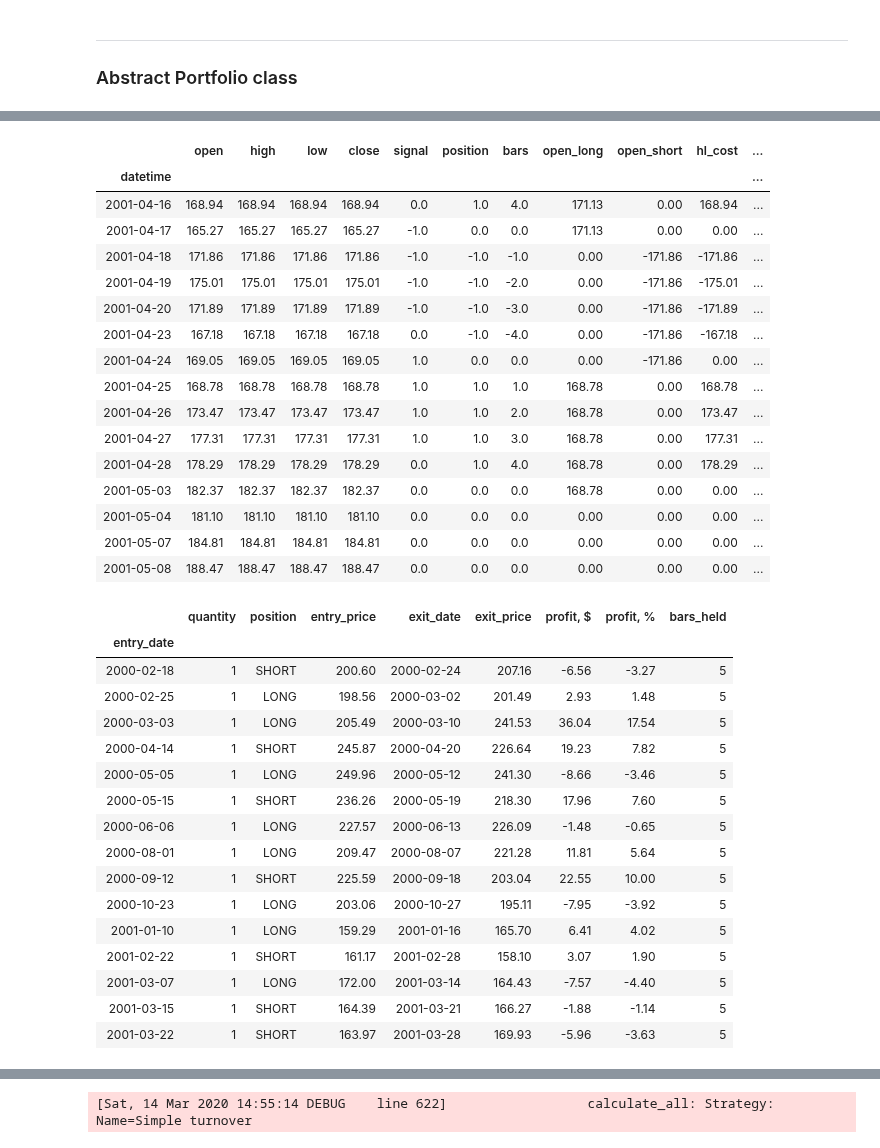
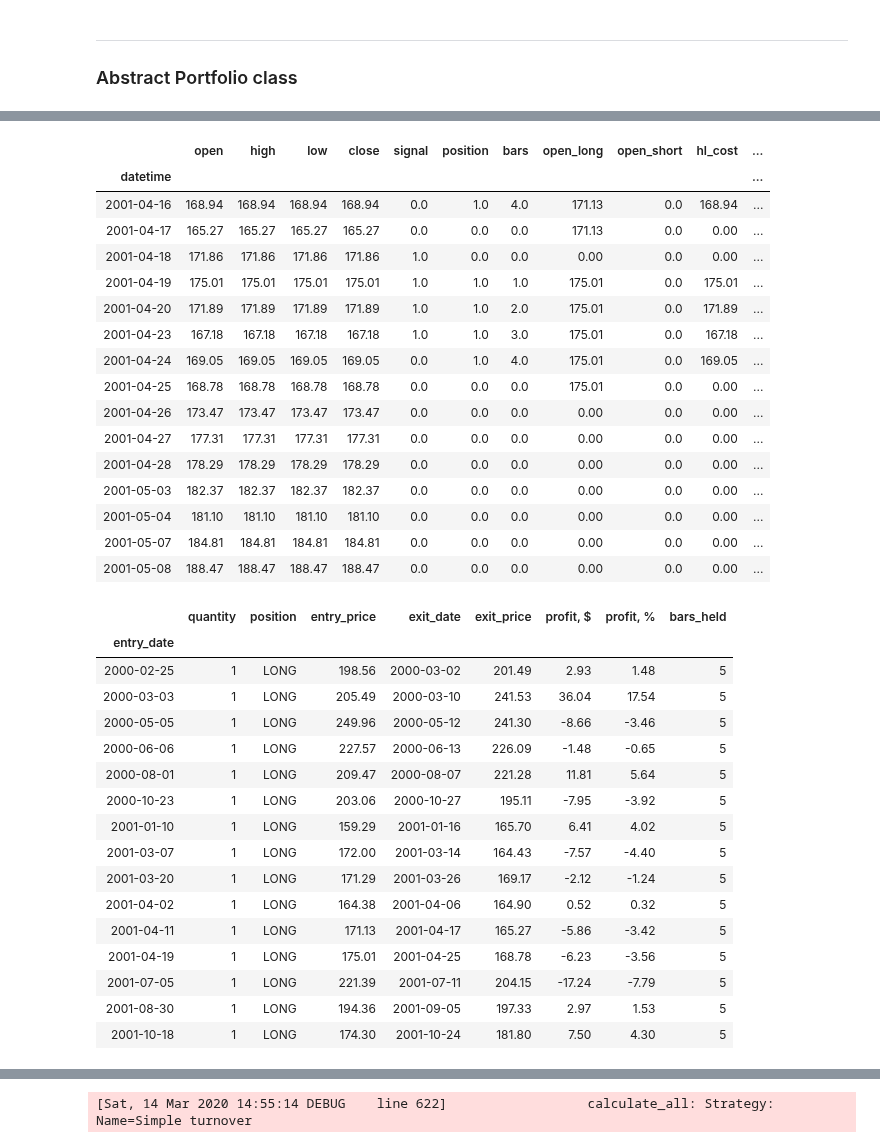
Before and after one commit to mozzherina/cherimoya, a Jupyter notebook: atPortfolio.ipynb, the cells around one changed output, grey strips where cells are left out. Saved outputs shown, nothing was run; the diff lists cells and outputs as text; code cells hidden in the pictures.

```diff
--- a/atPortfolio.ipynb
+++ b/atPortfolio.ipynb
@@ -313,7 +313,7 @@ class NaivePortfolio(Portfolio):
         """
 
         df = self._bars.all_bars(symbol).copy()[['open', 'high', 'low', 'close']]
-        df['signal'] = strategy.calculate_all(m = MODE_ALL,
+        df['signal'] = strategy.calculate_all(m = m,
                                  long_params = {'prices': df[long_price]},
                                  short_params = {'prices': df[short_price]})
         # make continuous signal: 1, 1, 1, 0, 0, 0 - without NaNs
@@ -491,6 +491,6 @@ class NaivePortfolio(Portfolio):
 # %%
 port = NaivePortfolio(bars, calc_fee = False)
 # %%
-df = port.apply_strategy(symbol, turnoverExit)
+df = port.apply_strategy(symbol, turnoverExit, m = MODE_LONGS)
 df[320:335]
 # %% [output]
@@ -498,41 +498,41 @@ df[320:335]
 |  | open | high | low | close | signal | position | bars | open_long | open_short | hl_cost | ... |
 | datetime |  |  |  |  |  |  |  |  |  |  | ... |
-| 2001-04-16 | 168.94 | 168.94 | 168.94 | 168.94 | 0.0 | 1.0 | 4.0 | 171.13 | 0.00 | 168.94 | ... |
-| 2001-04-17 | 165.27 | 165.27 | 165.27 | 165.27 | -1.0 | 0.0 | 0.0 | 171.13 | 0.00 | 0.00 | ... |
-| 2001-04-18 | 171.86 | 171.86 | 171.86 | 171.86 | -1.0 | -1.0 | -1.0 | 0.00 | -171.86 | -171.86 | ... |
-| 2001-04-19 | 175.01 | 175.01 | 175.01 | 175.01 | -1.0 | -1.0 | -2.0 | 0.00 | -171.86 | -175.01 | ... |
-| 2001-04-20 | 171.89 | 171.89 | 171.89 | 171.89 | -1.0 | -1.0 | -3.0 | 0.00 | -171.86 | -171.89 | ... |
-| 2001-04-23 | 167.18 | 167.18 | 167.18 | 167.18 | 0.0 | -1.0 | -4.0 | 0.00 | -171.86 | -167.18 | ... |
-| 2001-04-24 | 169.05 | 169.05 | 169.05 | 169.05 | 1.0 | 0.0 | 0.0 | 0.00 | -171.86 | 0.00 | ... |
-| 2001-04-25 | 168.78 | 168.78 | 168.78 | 168.78 | 1.0 | 1.0 | 1.0 | 168.78 | 0.00 | 168.78 | ... |
-| 2001-04-26 | 173.47 | 173.47 | 173.47 | 173.47 | 1.0 | 1.0 | 2.0 | 168.78 | 0.00 | 173.47 | ... |
-| 2001-04-27 | 177.31 | 177.31 | 177.31 | 177.31 | 1.0 | 1.0 | 3.0 | 168.78 | 0.00 | 177.31 | ... |
-| 2001-04-28 | 178.29 | 178.29 | 178.29 | 178.29 | 0.0 | 1.0 | 4.0 | 168.78 | 0.00 | 178.29 | ... |
-| 2001-05-03 | 182.37 | 182.37 | 182.37 | 182.37 | 0.0 | 0.0 | 0.0 | 168.78 | 0.00 | 0.00 | ... |
-| 2001-05-04 | 181.10 | 181.10 | 181.10 | 181.10 | 0.0 | 0.0 | 0.0 | 0.00 | 0.00 | 0.00 | ... |
-| 2001-05-07 | 184.81 | 184.81 | 184.81 | 184.81 | 0.0 | 0.0 | 0.0 | 0.00 | 0.00 | 0.00 | ... |
-| 2001-05-08 | 188.47 | 188.47 | 188.47 | 188.47 | 0.0 | 0.0 | 0.0 | 0.00 | 0.00 | 0.00 | ... |
+| 2001-04-16 | 168.94 | 168.94 | 168.94 | 168.94 | 0.0 | 1.0 | 4.0 | 171.13 | 0.0 | 168.94 | ... |
+| 2001-04-17 | 165.27 | 165.27 | 165.27 | 165.27 | 0.0 | 0.0 | 0.0 | 171.13 | 0.0 | 0.00 | ... |
+| 2001-04-18 | 171.86 | 171.86 | 171.86 | 171.86 | 1.0 | 0.0 | 0.0 | 0.00 | 0.0 | 0.00 | ... |
+| 2001-04-19 | 175.01 | 175.01 | 175.01 | 175.01 | 1.0 | 1.0 | 1.0 | 175.01 | 0.0 | 175.01 | ... |
+| 2001-04-20 | 171.89 | 171.89 | 171.89 | 171.89 | 1.0 | 1.0 | 2.0 | 175.01 | 0.0 | 171.89 | ... |
+| 2001-04-23 | 167.18 | 167.18 | 167.18 | 167.18 | 1.0 | 1.0 | 3.0 | 175.01 | 0.0 | 167.18 | ... |
+| 2001-04-24 | 169.05 | 169.05 | 169.05 | 169.05 | 0.0 | 1.0 | 4.0 | 175.01 | 0.0 | 169.05 | ... |
+| 2001-04-25 | 168.78 | 168.78 | 168.78 | 168.78 | 0.0 | 0.0 | 0.0 | 175.01 | 0.0 | 0.00 | ... |
+| 2001-04-26 | 173.47 | 173.47 | 173.47 | 173.47 | 0.0 | 0.0 | 0.0 | 0.00 | 0.0 | 0.00 | ... |
+| 2001-04-27 | 177.31 | 177.31 | 177.31 | 177.31 | 0.0 | 0.0 | 0.0 | 0.00 | 0.0 | 0.00 | ... |
+| 2001-04-28 | 178.29 | 178.29 | 178.29 | 178.29 | 0.0 | 0.0 | 0.0 | 0.00 | 0.0 | 0.00 | ... |
+| 2001-05-03 | 182.37 | 182.37 | 182.37 | 182.37 | 0.0 | 0.0 | 0.0 | 0.00 | 0.0 | 0.00 | ... |
+| 2001-05-04 | 181.10 | 181.10 | 181.10 | 181.10 | 0.0 | 0.0 | 0.0 | 0.00 | 0.0 | 0.00 | ... |
+| 2001-05-07 | 184.81 | 184.81 | 184.81 | 184.81 | 0.0 | 0.0 | 0.0 | 0.00 | 0.0 | 0.00 | ... |
+| 2001-05-08 | 188.47 | 188.47 | 188.47 | 188.47 | 0.0 | 0.0 | 0.0 | 0.00 | 0.0 | 0.00 | ... |
 # %%
 tr = port.get_trades(origin = df)
 tr.head(15)
 # %% [output]
 |  | quantity | position | entry_price | exit_date | exit_price | profit, $ | profit, % | bars_held |
 | entry_date |  |  |  |  |  |  |  |  |
-| 2000-02-18 | 1 | SHORT | 200.60 | 2000-02-24 | 207.16 | -6.56 | -3.27 | 5 |
 | 2000-02-25 | 1 | LONG | 198.56 | 2000-03-02 | 201.49 | 2.93 | 1.48 | 5 |
 | 2000-03-03 | 1 | LONG | 205.49 | 2000-03-10 | 241.53 | 36.04 | 17.54 | 5 |
-| 2000-04-14 | 1 | SHORT | 245.87 | 2000-04-20 | 226.64 | 19.23 | 7.82 | 5 |
 | 2000-05-05 | 1 | LONG | 249.96 | 2000-05-12 | 241.30 | -8.66 | -3.46 | 5 |
-| 2000-05-15 | 1 | SHORT | 236.26 | 2000-05-19 | 218.30 | 17.96 | 7.60 | 5 |
 | 2000-06-06 | 1 | LONG | 227.57 | 2000-06-13 | 226.09 | -1.48 | -0.65 | 5 |
 | 2000-08-01 | 1 | LONG | 209.47 | 2000-08-07 | 221.28 | 11.81 | 5.64 | 5 |
-| 2000-09-12 | 1 | SHORT | 225.59 | 2000-09-18 | 203.04 | 22.55 | 10.00 | 5 |
 | 2000-10-23 | 1 | LONG | 203.06 | 2000-10-27 | 195.11 | -7.95 | -3.92 | 5 |
 | 2001-01-10 | 1 | LONG | 159.29 | 2001-01-16 | 165.70 | 6.41 | 4.02 | 5 |
-| 2001-02-22 | 1 | SHORT | 161.17 | 2001-02-28 | 158.10 | 3.07 | 1.90 | 5 |
 | 2001-03-07 | 1 | LONG | 172.00 | 2001-03-14 | 164.43 | -7.57 | -4.40 | 5 |
-| 2001-03-15 | 1 | SHORT | 164.39 | 2001-03-21 | 166.27 | -1.88 | -1.14 | 5 |
-| 2001-03-22 | 1 | SHORT | 163.97 | 2001-03-28 | 169.93 | -5.96 | -3.63 | 5 |
+| 2001-03-20 | 1 | LONG | 171.29 | 2001-03-26 | 169.17 | -2.12 | -1.24 | 5 |
+| 2001-04-02 | 1 | LONG | 164.38 | 2001-04-06 | 164.90 | 0.52 | 0.32 | 5 |
+| 2001-04-11 | 1 | LONG | 171.13 | 2001-04-17 | 165.27 | -5.86 | -3.42 | 5 |
+| 2001-04-19 | 1 | LONG | 175.01 | 2001-04-25 | 168.78 | -6.23 | -3.56 | 5 |
+| 2001-07-05 | 1 | LONG | 221.39 | 2001-07-11 | 204.15 | -17.24 | -7.79 | 5 |
+| 2001-08-30 | 1 | LONG | 194.36 | 2001-09-05 | 197.33 | 2.97 | 1.53 | 5 |
+| 2001-10-18 | 1 | LONG | 174.30 | 2001-10-24 | 181.80 | 7.50 | 4.30 | 5 |
 # %%
 ms = port.get_metrics(df, tr, turnoverExit._name)
 ms
```
Also changed, not shown: parts of 7 cells of this notebook, 1 other file.
